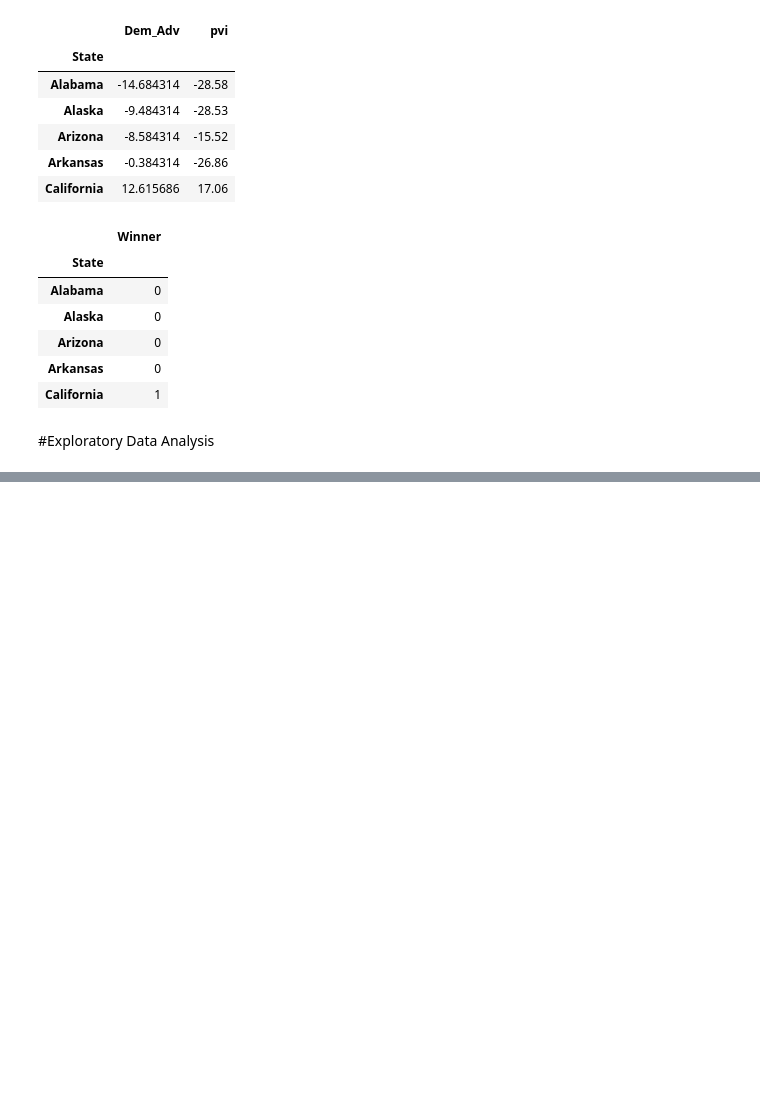
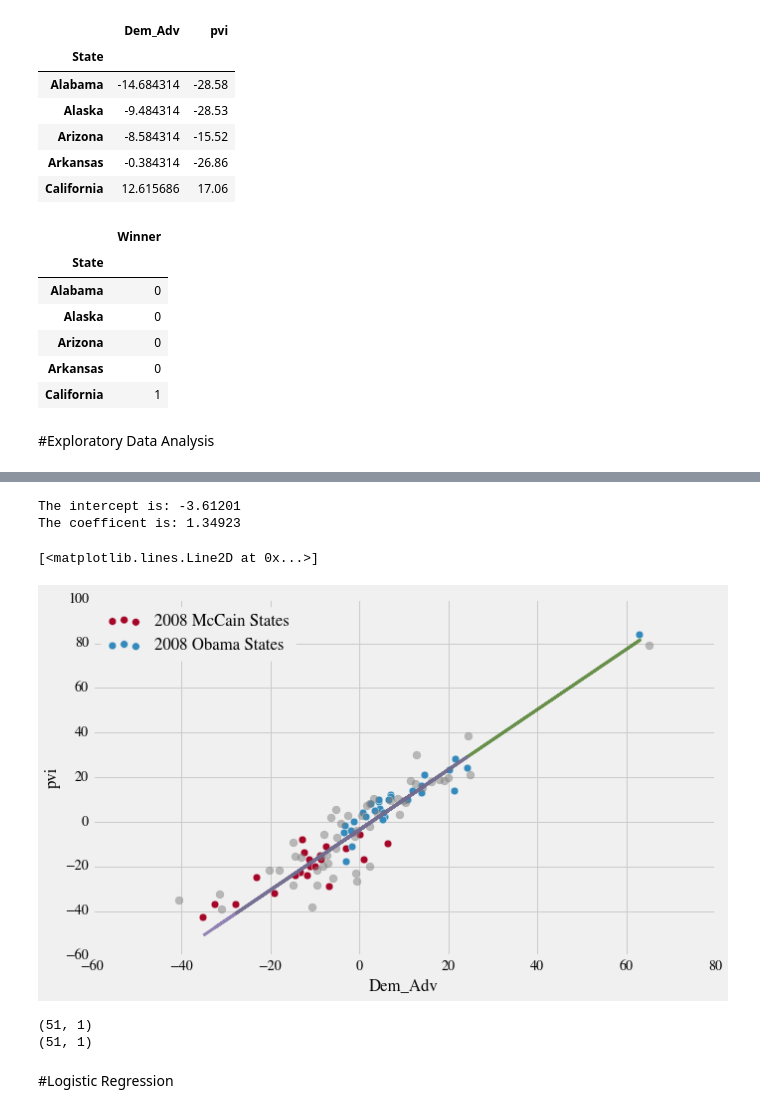
Before and after one commit to jthang/MachineLearningLab, a Jupyter notebook: lab_pres_elections.ipynb, the cells around one changed output, grey strips where cells are left out. Cells and saved outputs as stored; diff of their text form; code cells hidden in the pictures; blank space fills up the shorter version.

```diff
--- a/lab_pres_elections.ipynb
+++ b/lab_pres_elections.ipynb
@@ -672,0 +685,40 @@ The coefficent is: 0.99138
+# %%
+X = e2008[["Dem_Adv"]].values
+y = e2008[["pvi"]].values
+
+X_train, X_test, y_train, y_test = train_test_split(X, y, test_size=0.5)
+
+clf = LinearRegression()
+clf.fit(X_train, y_train)
+print "The intercept is: %.5f" % clf.intercept_
+print "The coefficent is: %.5f" % clf.coef_
+
+predicted_train = clf.predict(X_train)
+predicted_test = clf.predict(X_test)
+
+colors = ["#A60628", "#348ABD", "#7A68A6", '#467821'] #red, blue, purple, green
+for label in [0, 1]:
+    color = colors[label]
+    mask = e2008.obama_win == label
+    labels = '2008 McCain States' if label == 0 else '2008 Obama States'
+    plt.scatter(e2008[mask]['Dem_Adv'], e2008[mask]['pvi'], s=60, c=color, label=labels)
+    plt.legend(loc='best')
+
+plt.scatter(e2012['Dem_Adv'], e2012['pvi'], s=60, color='gray', alpha=.5)
+plt.xlabel("Dem_Adv")
+plt.ylabel("pvi")
+plt.plot(X_train, predicted_train, c=colors[3], alpha=.8, ls="-", lw=3, label='Training')
+plt.plot(X_test, predicted_test, c=colors[2], alpha=.8, ls="-", lw=3, label='Test')
+# %% [output]
+The intercept is: -3.61201
+The coefficent is: 1.34923
+[<matplotlib.lines.Line2D at 0x...>]
+[figure, added]
+# %%
+print y.shape
+print X.shape
+# %% [output]
+(51, 1)
+(51, 1)
+# %% [markdown]
+#Logistic Regression
```
Also changed, not shown: parts of 23 cells of this notebook.
